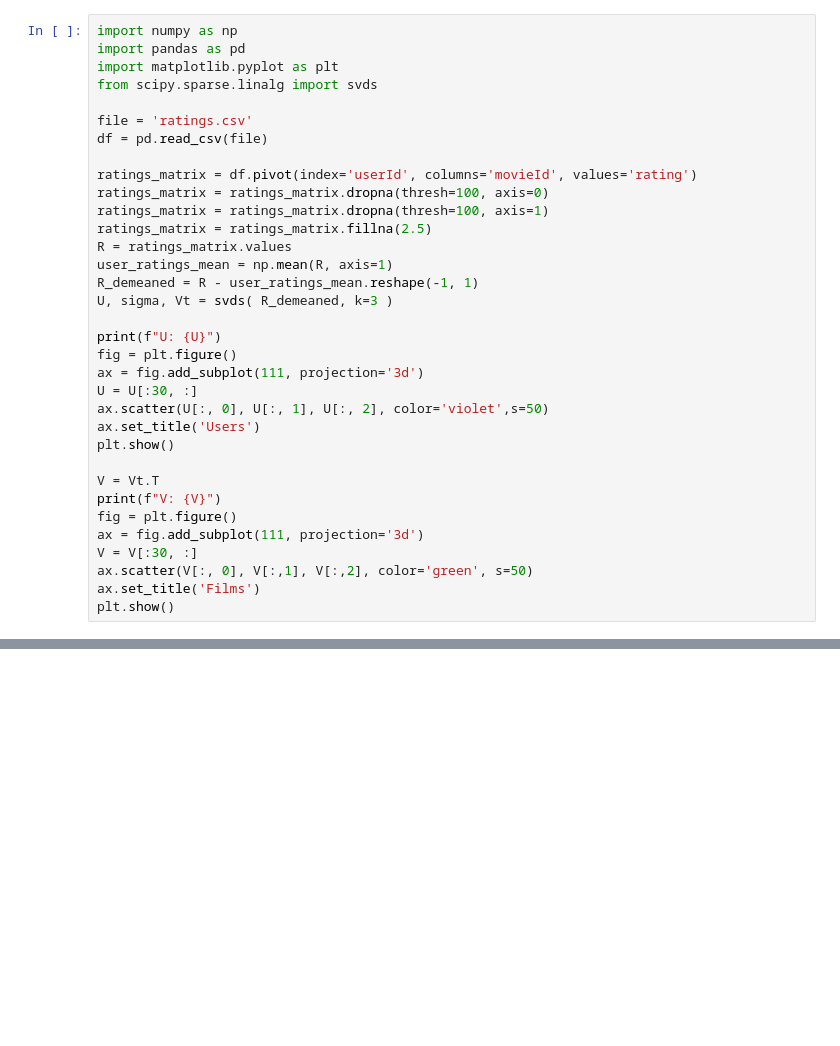
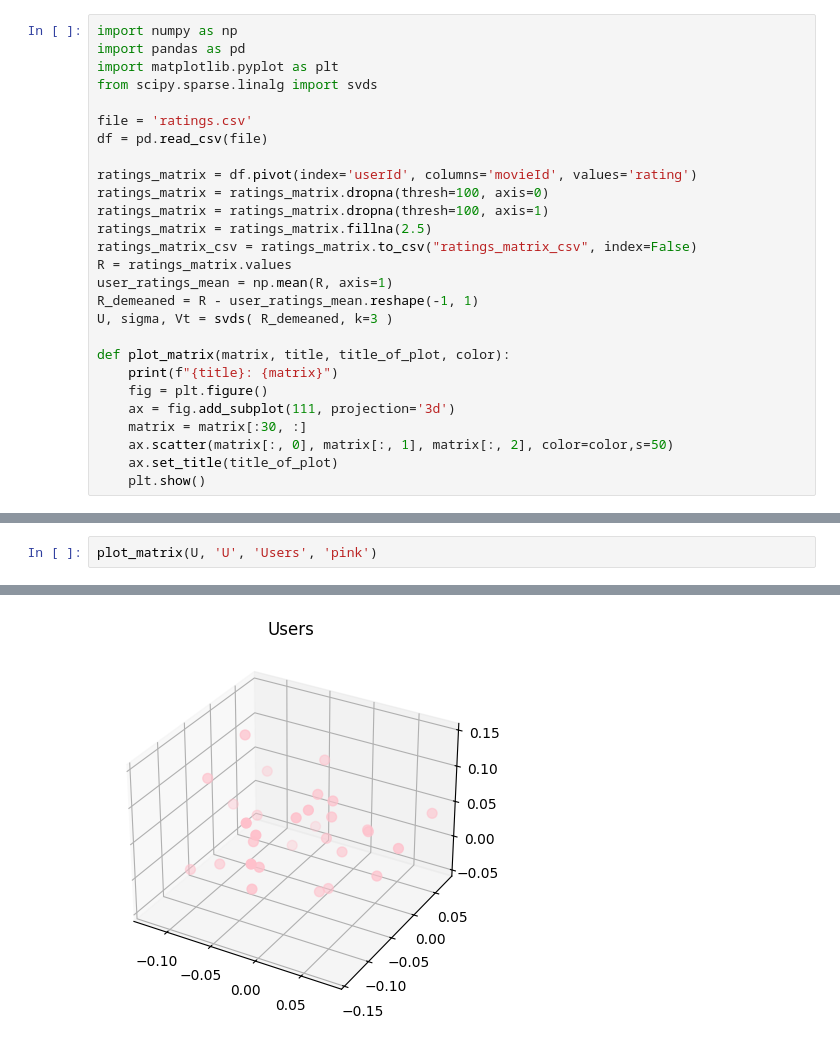
Before and after one commit to MarharytaFilipovych/ThirdLab, a Jupyter notebook: Task2.ipynb, the cells around one changed output, grey strips where cells are left out. Drawn from its saved outputs; the diff is of its cells as text; blank space fills up the shorter version.

```diff
--- a/Task2.ipynb
+++ b/Task2.ipynb
@@ -11,24 +11,17 @@ ratings_matrix = df.pivot(index='userId', columns='movieId', values='rating')
 ratings_matrix = ratings_matrix.dropna(thresh=100, axis=0)
 ratings_matrix = ratings_matrix.dropna(thresh=100, axis=1)
 ratings_matrix = ratings_matrix.fillna(2.5)
+ratings_matrix_csv = ratings_matrix.to_csv("ratings_matrix_csv", index=False)
 R = ratings_matrix.values
 user_ratings_mean = np.mean(R, axis=1)
 R_demeaned = R - user_ratings_mean.reshape(-1, 1)
 U, sigma, Vt = svds( R_demeaned, k=3 )
 
-print(f"U: {U}")
-fig = plt.figure()
-ax = fig.add_subplot(111, projection='3d')
-U = U[:30, :]
-ax.scatter(U[:, 0], U[:, 1], U[:, 2], color='violet',s=50)
-ax.set_title('Users')
-plt.show()
-
-V = Vt.T
-print(f"V: {V}")
-fig = plt.figure()
-ax = fig.add_subplot(111, projection='3d')
-V = V[:30, :]
-ax.scatter(V[:, 0], V[:,1], V[:,2], color='green', s=50)
-ax.set_title('Films')
-plt.show()
+def plot_matrix(matrix, title, title_of_plot, color):
+    print(f"{title}: {matrix}")
+    fig = plt.figure()
+    ax = fig.add_subplot(111, projection='3d')
+    matrix = matrix[:30, :]
+    ax.scatter(matrix[:, 0], matrix[:, 1], matrix[:, 2], color=color,s=50)
+    ax.set_title(title_of_plot)
+    plt.show()
@@ -71,0 +28,3 @@ V: [[-0.08181812 -0.00964842 -0.04371503]
+# %%
+plot_matrix(U, 'U', 'Users', 'pink')
+# %% [output]
@@ -71,0 +48 @@ V: [[-0.08181812 -0.00964842 -0.04371503]
+[figure, added]
```
Also changed, not shown: parts of 3 cells of this notebook, 5 other files.
